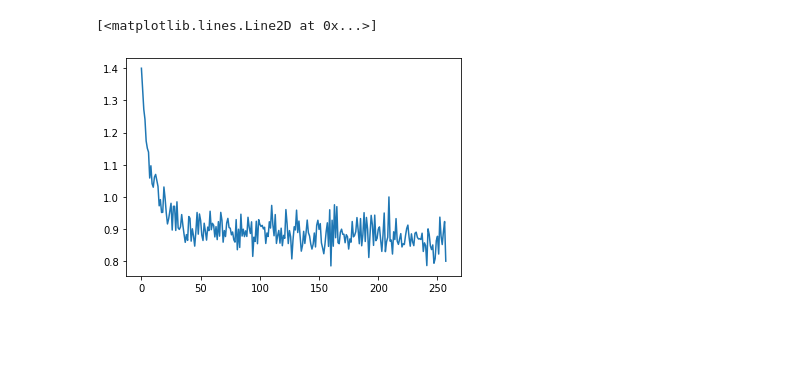
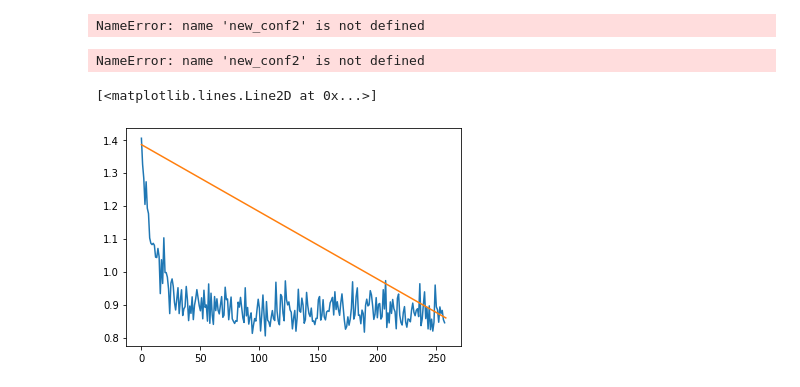
Before and after one commit to calcuttj/GNNProject, a Jupyter notebook: Load network.ipynb, the cells around one changed output. Cells and saved outputs as stored; diff of their text form; code cells hidden in the pictures; blank space fills up the shorter version.

Commit message:
Using the write args for test loss

```diff
--- a/Load network.ipynb
+++ b/Load network.ipynb
@@ -56,7 +59,20 @@ array([1., 1., 1., 1.])
+# %%
+for i in range(len(new_conf2)):
+    print(np.sum(new_conf2[:,i]))
+    new_conf[:,i] /= np.sum(new_conf[:,i])
+# %% [output]
+NameError: name 'new_conf2' is not defined
+# %%
+plt.imshow(new_conf2)
+new_conf2
+# %% [output]
+NameError: name 'new_conf2' is not defined
 # %%
 import h5py as h5
-f = h5.File('try4_pdgs.h5', 'r')
+f = h5.File('try5_pdgs.h5', 'r')
+
 plt.plot(f['losses'][:])
+plt.plot([0, len(f['losses'])], f['test_ave_losses'][:])
 # %% [output]
 [<matplotlib.lines.Line2D at 0x...>]
-[figure, old version]
+[figure, new version]
```
Also changed, not shown: parts of 16 cells of this notebook, 1 other file.
